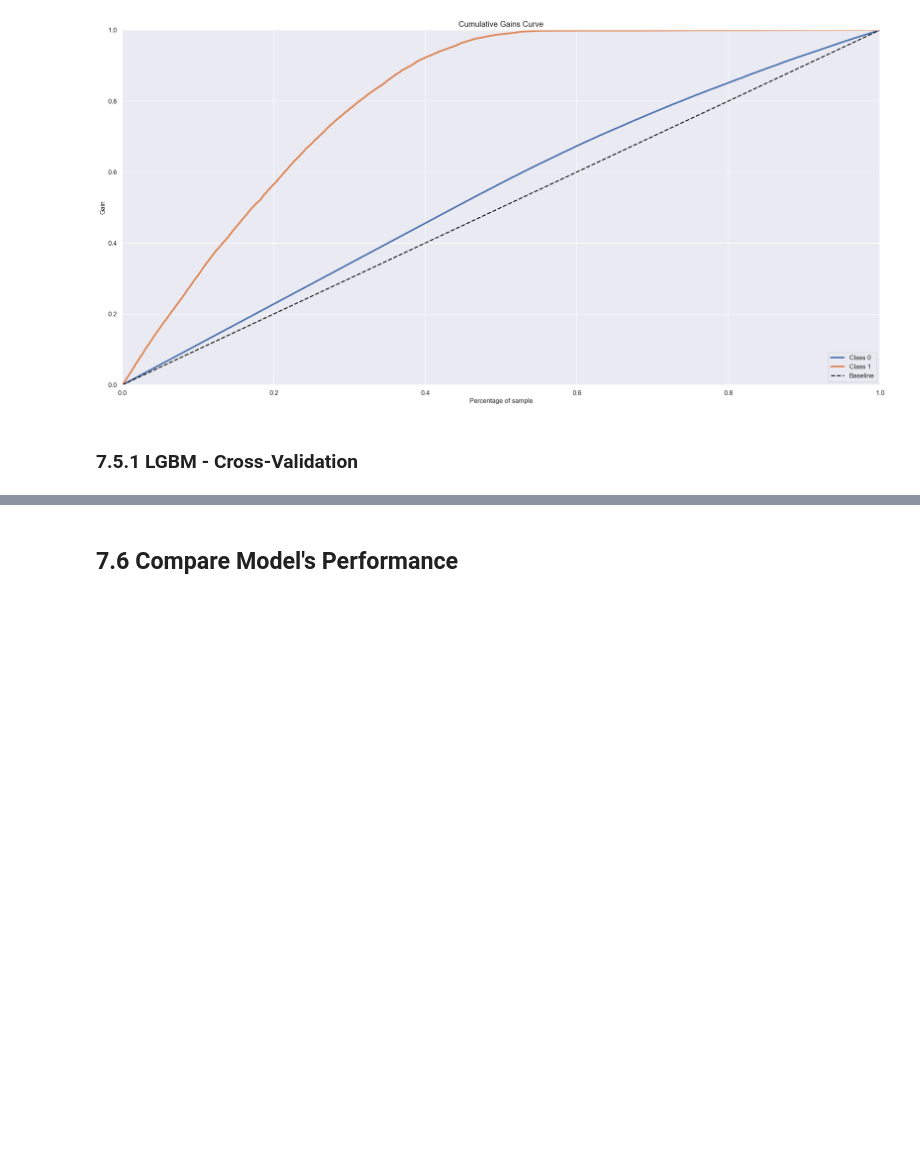
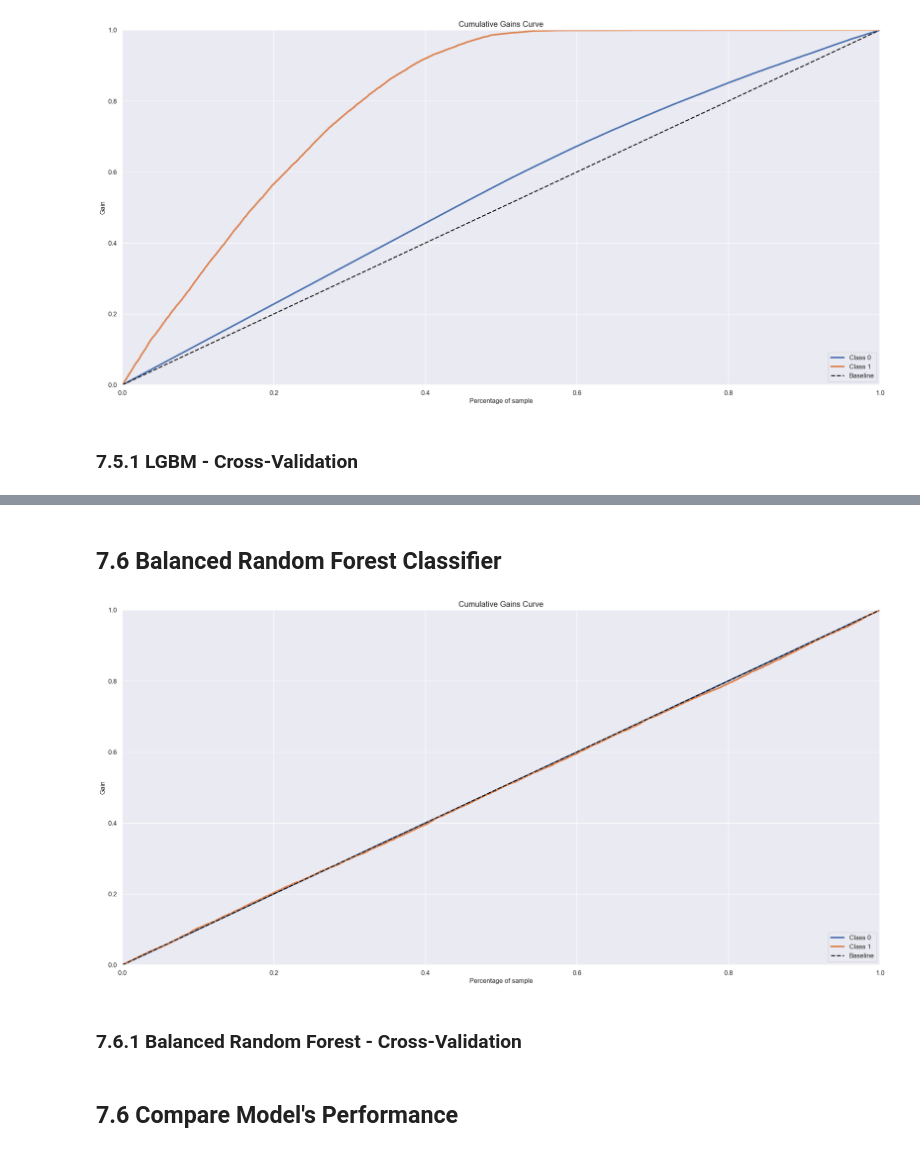
Before and after one commit to SamuelOliveirads/Health_Insurance_Cross_Sell, a Jupyter notebook: notebooks/v1-m7.0-hics-machine-learning.ipynb, the cells around one changed output, grey strips where cells are left out. Saved outputs shown, nothing was run; the diff lists cells and outputs as text; code cells hidden in the pictures; blank space fills up the shorter version.

```diff
--- a/notebooks/v1-m7.0-hics-machine-learning.ipynb
+++ b/notebooks/v1-m7.0-hics-machine-learning.ipynb
@@ -1038,0 +995,28 @@ Iteration number:20
+# %% [markdown]
+## 7.6 Balanced Random Forest Classifier
+# %%
+# model definition
+#brf_model = ien.BalancedRandomForestClassifier(n_estimators=1000, n_jobs=-1, random_state=42, sampling_strategy=0.14)
+
+# model training
+#brf_model.fit( x_train, y_train )
+
+# model prediction
+#yhat_brf = brf_model.predict_proba( x_val )
+
+# -------------- Saving and Loading model -------------------
+# saving results
+#pickle.dump(yhat_brf, open('../models/yhat_brf.pkl', 'wb'))
+
+# loading results
+file = open('../models/yhat_brf.pkl','rb')
+yhat_brf = pickle.load(file)
+file.close()
+
+# ---------- Metrics ------------------
+# Accumulative Gain
+skplt.metrics.plot_cumulative_gain( y_val, yhat_brf );
+# %% [output]
+[figure, added]
+# %% [markdown]
+### 7.6.1 Balanced Random Forest - Cross-Validation
```
Also changed, not shown: parts of 16 cells of this notebook, 10 other files.
